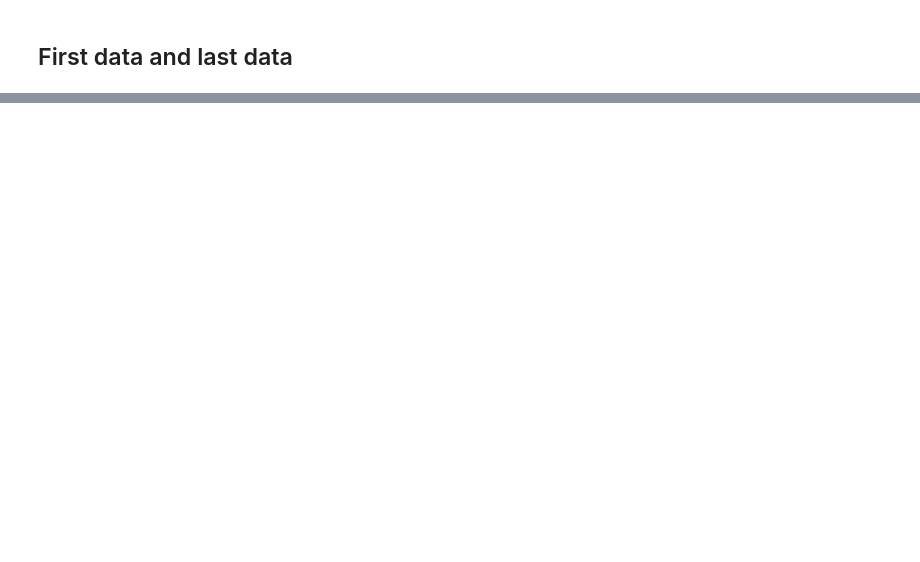
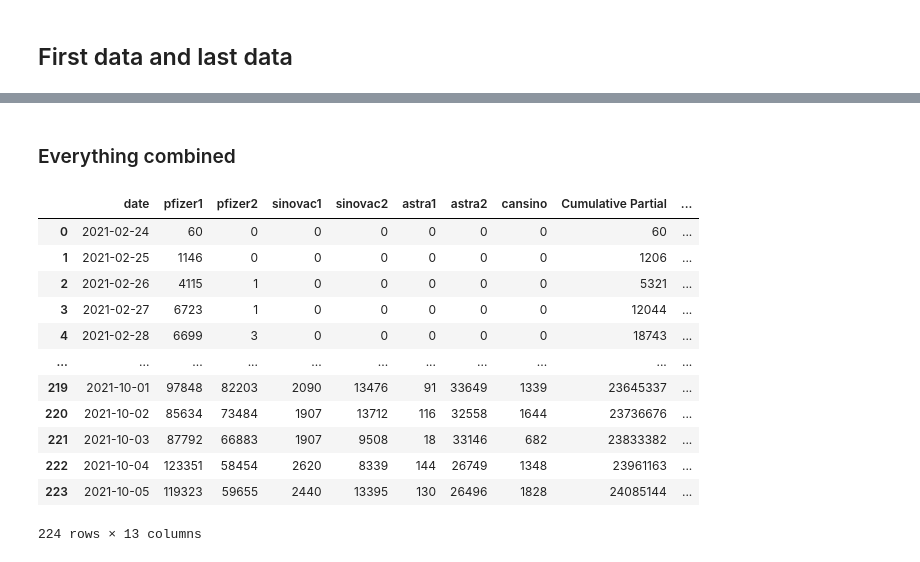
Before and after one commit to PriteshPatel3/covid-again, a Jupyter notebook: Untitled.ipynb, the cells around one changed output, grey strips where cells are left out. Cells and saved outputs as stored; diff of their text form; code cells hidden in the pictures; blank space fills up the shorter version.

```diff
--- a/Untitled.ipynb
+++ b/Untitled.ipynb
@@ -318,0 +235,6 @@ Name: date, dtype: object
+# %%
+cansino = pd.DataFrame()
+cansino['date'] = vax_cases['date']
+cansino['cansino'] = vax_cases['cansino']
+# %% [markdown]
+### Everything combined
@@ -318,0 +243,46 @@ Name: date, dtype: object
+# %%
+allvax = [pfizer,sinovac,az,cansino]
+# %%
+allvax = reduce(lambda  left,right: pd.merge(left,right,on=['date'],
+                                            how='outer'), allvax)
+# %%
+from datetime import timedelta
+from dateutil.relativedelta import *
+
+allvax['Cumulative Partial'] = vax_cases['cumul_partial']
+allvax['Cumulative Fully'] = vax_cases['cumul_full']
+allvax['CasesOnThatDay'] = vax_cases['cases_new']
+allvax['Cases 7 days later'] = 0
+allvax['Cases 14 days later'] = 0
+
+for j in range(len(allvax)):
+  date = allvax['date'][j] + relativedelta(weeks=+(1))
+  after7days = allvax[allvax['date'] == date]
+  if after7days.empty:
+    allvax.iloc[[j],[11]] = 0
+  else:
+    allvax.iloc[[j],[11]] = after7days.CasesOnThatDay.values[0]
+
+for i in range(len(pfizer)):
+  date = allvax['date'][i] + relativedelta(weeks=+(2))
+  after14days = allvax[allvax['date'] == date]
+  if after14days.empty:
+    allvax.iloc[[i],[12]] = 0
+  else:
+    allvax.iloc[[i],[12]] = after14days.CasesOnThatDay.values[0]
+# %%
+allvax
+# %% [output]
+|  | date | pfizer1 | pfizer2 | sinovac1 | sinovac2 | astra1 | astra2 | cansino | Cumulative Partial | ... |
+| 0 | 2021-02-24 | 60 | 0 | 0 | 0 | 0 | 0 | 0 | 60 | ... |
+| 1 | 2021-02-25 | 1146 | 0 | 0 | 0 | 0 | 0 | 0 | 1206 | ... |
+| 2 | 2021-02-26 | 4115 | 1 | 0 | 0 | 0 | 0 | 0 | 5321 | ... |
+| 3 | 2021-02-27 | 6723 | 1 | 0 | 0 | 0 | 0 | 0 | 12044 | ... |
+| 4 | 2021-02-28 | 6699 | 3 | 0 | 0 | 0 | 0 | 0 | 18743 | ... |
+| ... | ... | ... | ... | ... | ... | ... | ... | ... | ... | ... |
+| 219 | 2021-10-01 | 97848 | 82203 | 2090 | 13476 | 91 | 33649 | 1339 | 23645337 | ... |
+| 220 | 2021-10-02 | 85634 | 73484 | 1907 | 13712 | 116 | 32558 | 1644 | 23736676 | ... |
+| 221 | 2021-10-03 | 87792 | 66883 | 1907 | 9508 | 18 | 33146 | 682 | 23833382 | ... |
+| 222 | 2021-10-04 | 123351 | 58454 | 2620 | 8339 | 144 | 26749 | 1348 | 23961163 | ... |
+| 223 | 2021-10-05 | 119323 | 59655 | 2440 | 13395 | 130 | 26496 | 1828 | 24085144 | ... |
+224 rows × 13 columns
```
Also changed, not shown: parts of 51 cells of this notebook, 2 other files.
